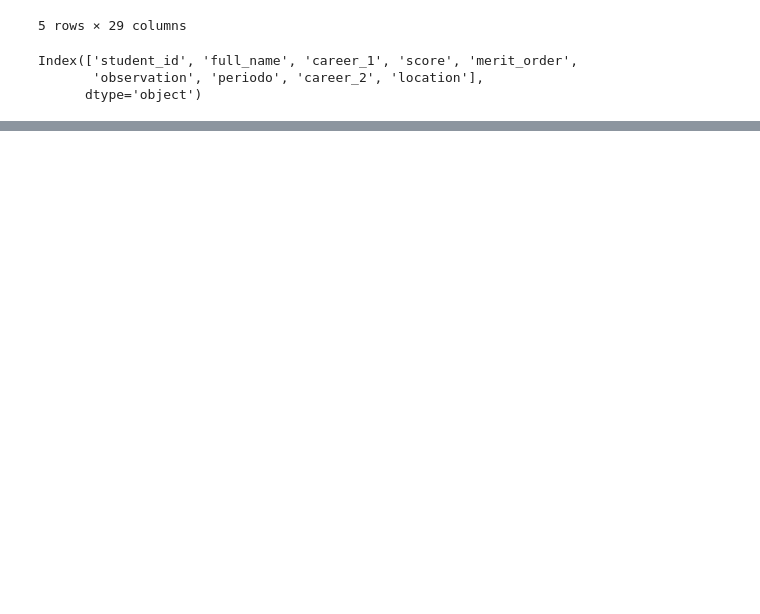
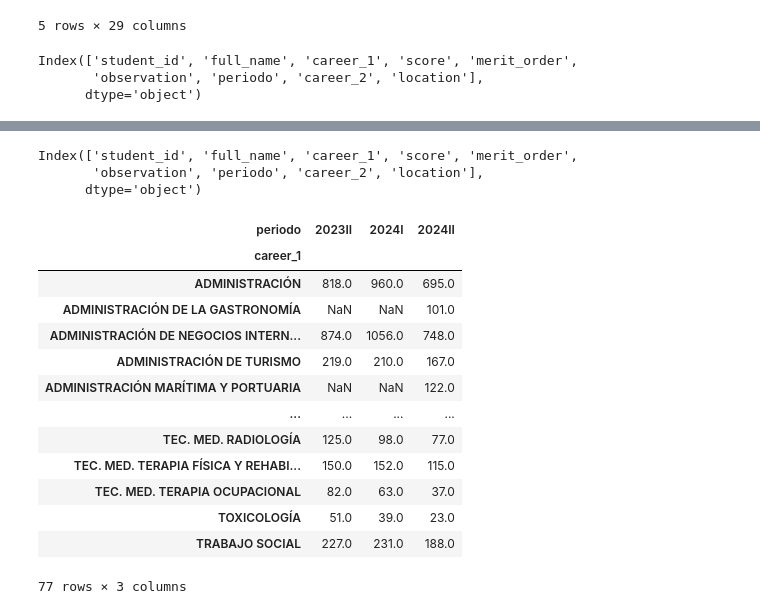
Before and after one commit to Dussand/exam_sm, a Jupyter notebook: data_scrap/analisis_postulantes.ipynb, the cells around one changed output, grey strips where cells are left out. Drawn from its saved outputs; the diff is of its cells as text; code cells hidden in the pictures; blank space fills up the shorter version.

```diff
--- a/data_scrap/analisis_postulantes.ipynb
+++ b/data_scrap/analisis_postulantes.ipynb
@@ -859,0 +894,30 @@ melted_df[melted_df['career_1'] == 'CONTABILIDAD']
+# %%
+resultados_exam.columns
+# %% [output]
+Index(['student_id', 'full_name', 'career_1', 'score', 'merit_order',
+       'observation', 'periodo', 'career_2', 'location'],
+      dtype='object')
+# %%
+students_career = resultados_exam.pivot_table(
+    index = 'career_1',
+    columns= 'periodo',
+    values = 'student_id',
+    aggfunc= 'count'
+)
+
+students_career
+# %% [output]
+| periodo | 2023II | 2024I | 2024II |
+| career_1 |  |  |  |
+| ADMINISTRACIÓN | 818.0 | 960.0 | 695.0 |
+| ADMINISTRACIÓN DE LA GASTRONOMÍA | NaN | NaN | 101.0 |
+| ADMINISTRACIÓN DE NEGOCIOS INTERN... | 874.0 | 1056.0 | 748.0 |
+| ADMINISTRACIÓN DE TURISMO | 219.0 | 210.0 | 167.0 |
+| ADMINISTRACIÓN MARÍTIMA Y PORTUARIA | NaN | NaN | 122.0 |
+| ... | ... | ... | ... |
+| TEC. MED. RADIOLOGÍA | 125.0 | 98.0 | 77.0 |
+| TEC. MED. TERAPIA FÍSICA Y REHABI... | 150.0 | 152.0 | 115.0 |
+| TEC. MED. TERAPIA OCUPACIONAL | 82.0 | 63.0 | 37.0 |
+| TOXICOLOGÍA | 51.0 | 39.0 | 23.0 |
+| TRABAJO SOCIAL | 227.0 | 231.0 | 188.0 |
+77 rows × 3 columns
```
Also changed, not shown: parts of 15 cells of this notebook, 1 other file.
